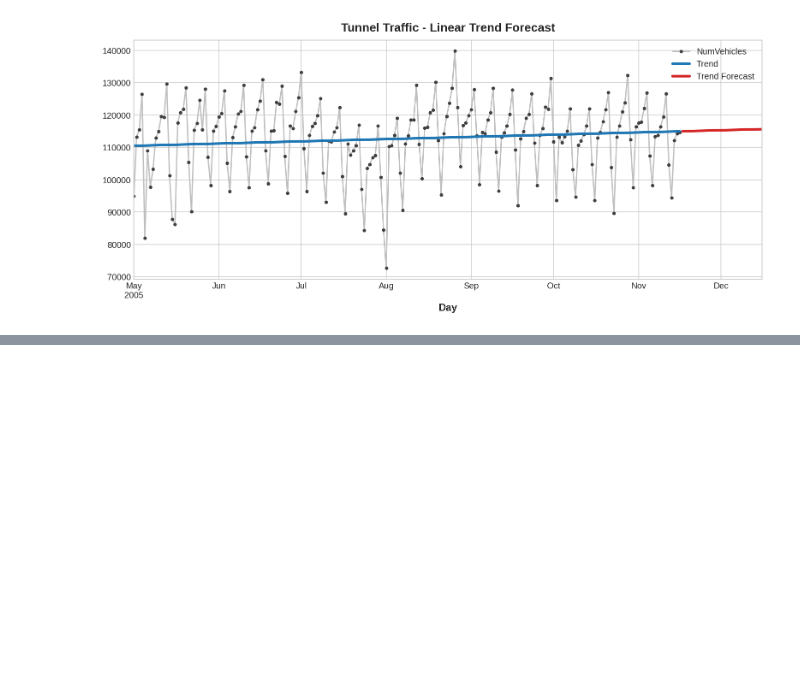
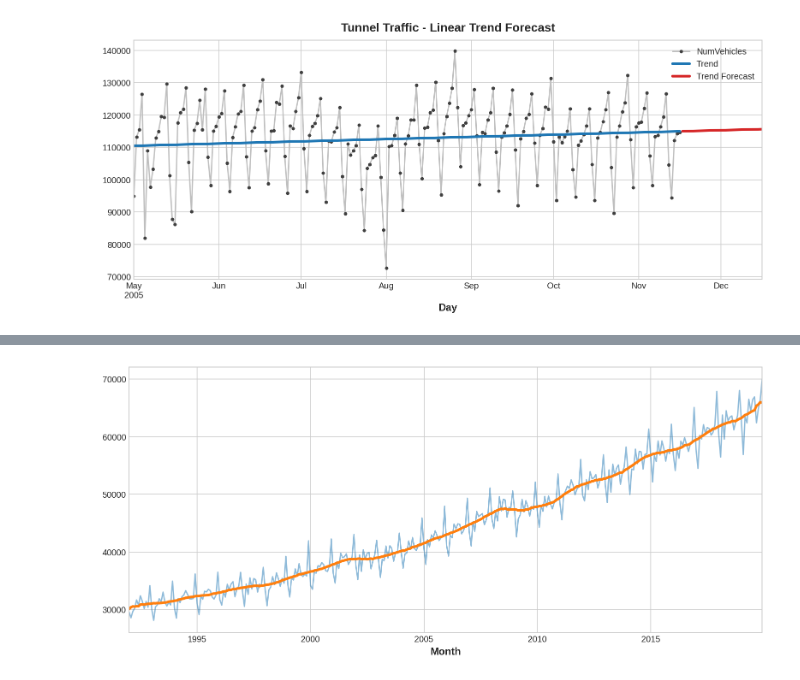
Before and after one commit to nahyeon-an/python, a Jupyter notebook: ML/time-series/Trend.ipynb, the cells around one changed output, grey strips where cells are left out. Cells and saved outputs as stored; diff of their text form; code cells hidden in the pictures; blank space fills up the shorter version.

```diff
--- a/ML/time-series/Trend.ipynb
+++ b/ML/time-series/Trend.ipynb
@@ -189,0 +293,12 @@ _ = ax.legend()
+# %%
+# moving average
+trend = food_sales.rolling(
+    window=12,  # window size, 관측치 개수
+    center=True,  # window label 을 window index 중간 값으로 설정
+    min_periods=6  # 관측치의 최소 개수, 이것보다 작으면 np.nan
+).mean()
+
+ax = food_sales.plot(alpha=0.5)
+ax = trend.plot(ax=ax, linewidth=3)
+# %% [output]
+[figure, added]
```
Also changed, not shown: parts of 33 cells of this notebook.
